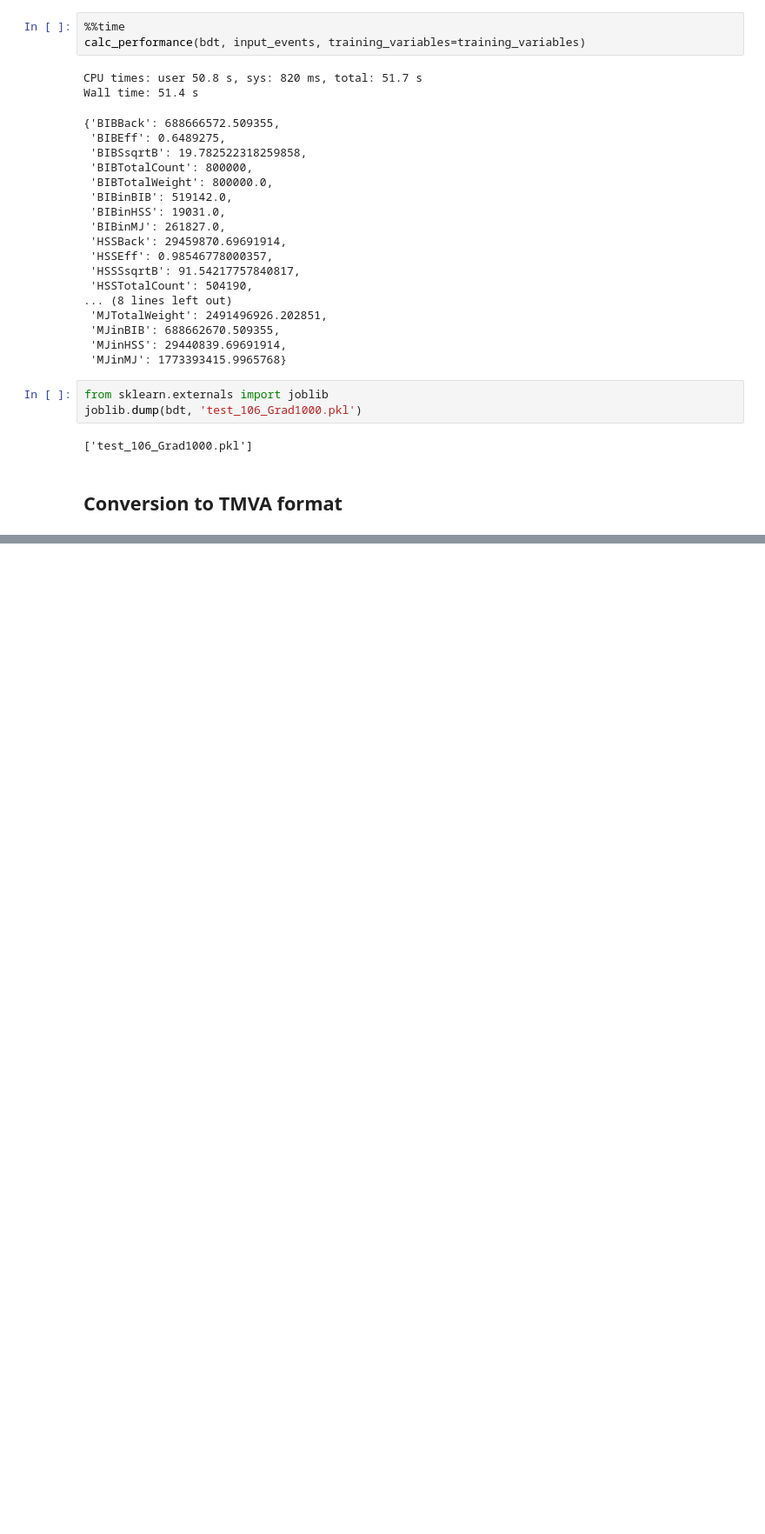
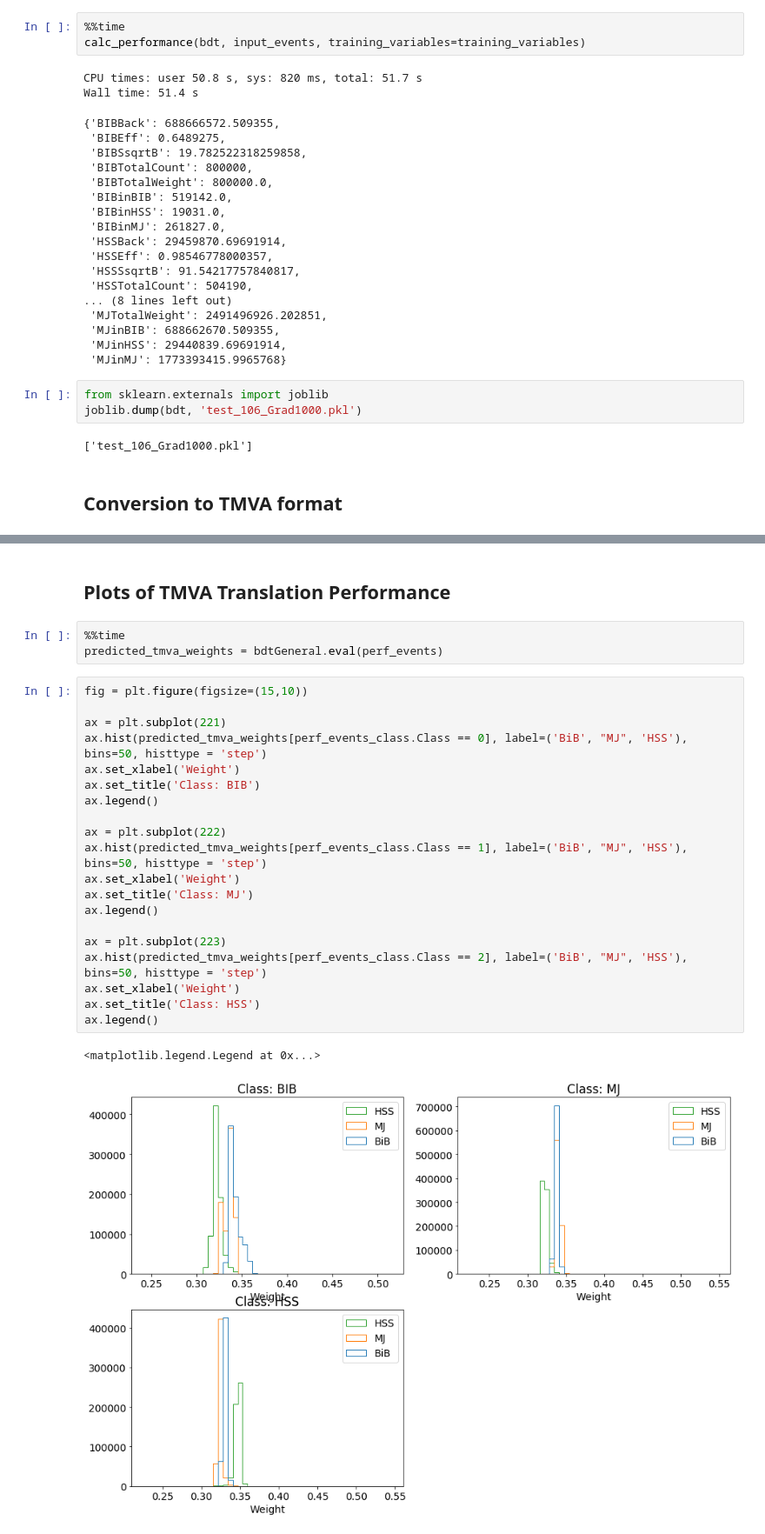
Before and after one commit to gordonwatts/JetCutStudies, a Jupyter notebook: notebooks/Final Training.ipynb, the cells around one changed output, grey strips where cells are left out. Shown at 87% size. Saved outputs shown, nothing was run; the diff lists cells and outputs as text; blank space fills up the shorter version.

```diff
--- a/notebooks/Final Training.ipynb
+++ b/notebooks/Final Training.ipynb
@@ -103,0 +282,28 @@ bdtGeneral.to_tmva("training_106_Grad1000.xml")
+# %% [markdown]
+## Plots of TMVA Translation Performance
+# %%
+%%time
+predicted_tmva_weights = bdtGeneral.eval(perf_events)
+# %%
+fig = plt.figure(figsize=(15,10))
+
+ax = plt.subplot(221)
+ax.hist(predicted_tmva_weights[perf_events_class.Class == 0], label=('BiB', "MJ", 'HSS'), bins=50, histtype = 'step')
+ax.set_xlabel('Weight')
+ax.set_title('Class: BIB')
+ax.legend()
+
+ax = plt.subplot(222)
+ax.hist(predicted_tmva_weights[perf_events_class.Class == 1], label=('BiB', "MJ", 'HSS'), bins=50, histtype = 'step')
+ax.set_xlabel('Weight')
+ax.set_title('Class: MJ')
+ax.legend()
+
+ax = plt.subplot(223)
+ax.hist(predicted_tmva_weights[perf_events_class.Class == 2], label=('BiB', "MJ", 'HSS'), bins=50, histtype = 'step')
+ax.set_xlabel('Weight')
+ax.set_title('Class: HSS')
+ax.legend()
+# %% [output]
+<matplotlib.legend.Legend at 0x...>
+[figure, added]
```
Also changed, not shown: parts of 27 cells of this notebook.
